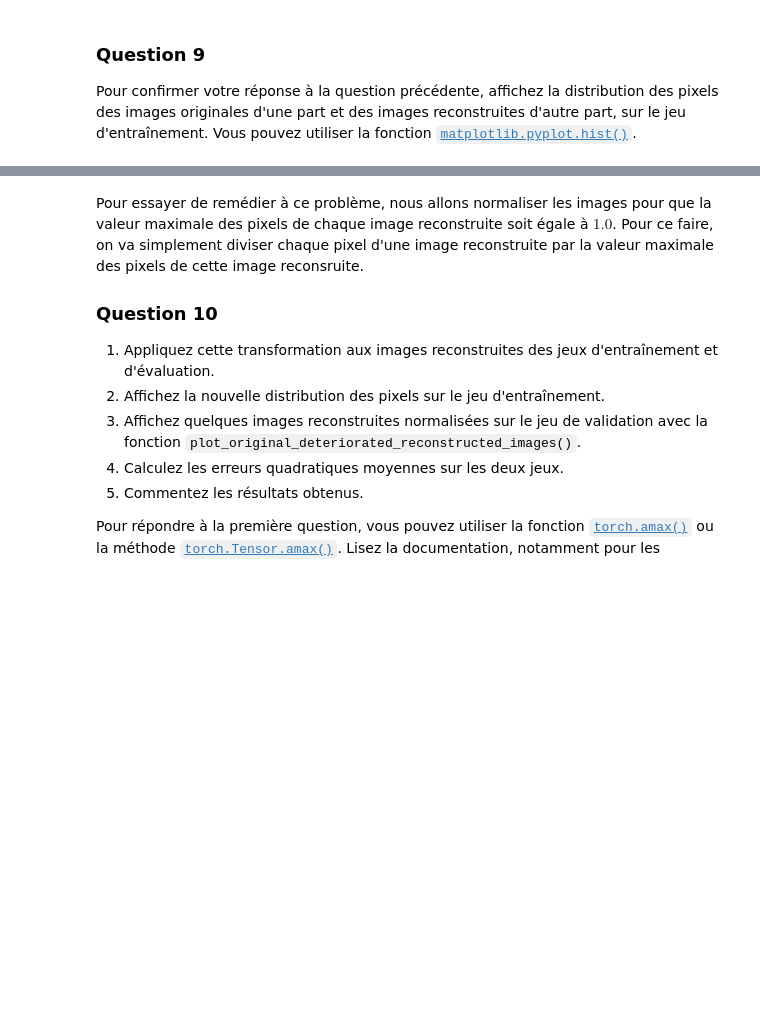
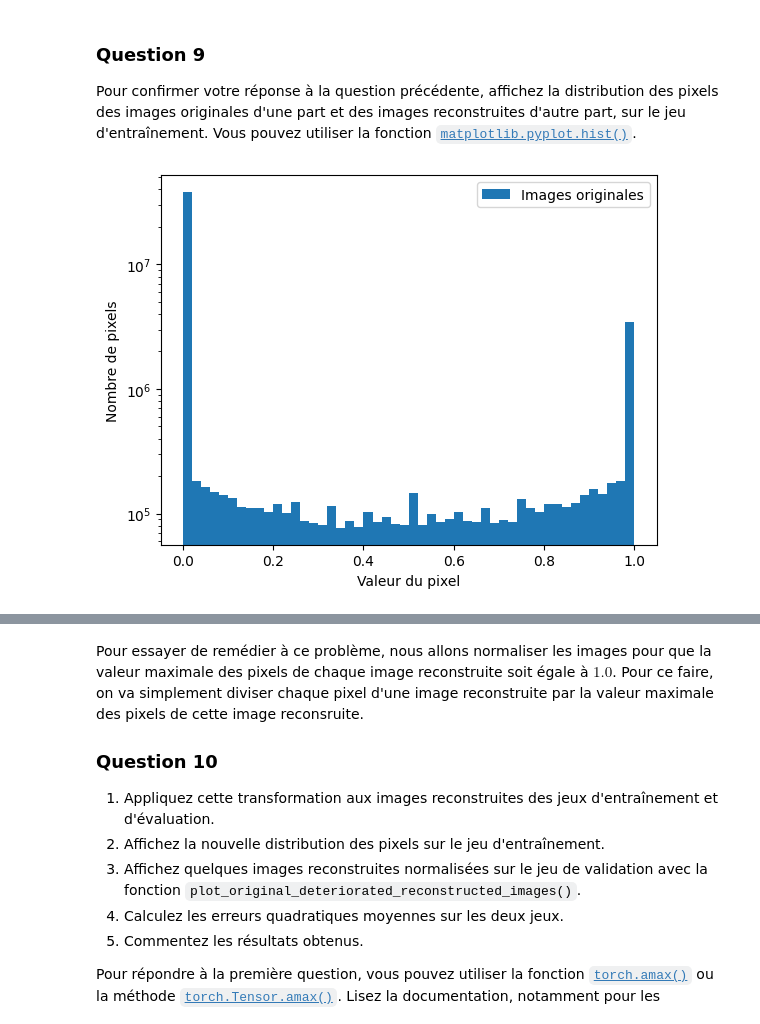
Before and after one commit to id2848/ENSAI-2A-complement-info-TP, a Jupyter notebook: notebooks/TP_4_1_énoncé.ipynb, the cells around one changed output, grey strips where cells are left out. Drawn from its saved outputs; the diff is of its cells as text; code cells hidden in the pictures; blank space fills up the shorter version.

```diff
--- a/notebooks/TP_4_1_énoncé.ipynb
+++ b/notebooks/TP_4_1_énoncé.ipynb
@@ -355,4 +370,12 @@ Appelez la fonction `plot_original_deteriorated_reconstructed_images()` pour aff
 Pour confirmer votre réponse à la question précédente, affichez la distribution des pixels des images originales d'une part et des images reconstruites d'autre part, sur le jeu d'entraînement.
 Vous pouvez utiliser la fonction [`matplotlib.pyplot.hist()`](https://matplotlib.org/stable/api/_as_gen/matplotlib.pyplot.hist.html).
 # %%
-# TODO
+# plot des images originales
+plt.hist(X_train_original.ravel().numpy(), bins=50,  label="Images originales")
+plt.yscale("log")
+plt.xlabel("Valeur du pixel")
+plt.ylabel("Nombre de pixels")
+plt.legend()
+plt.show()
+# %% [output]
+[figure, added]
```
Also changed, not shown: parts of 23 cells of this notebook.
